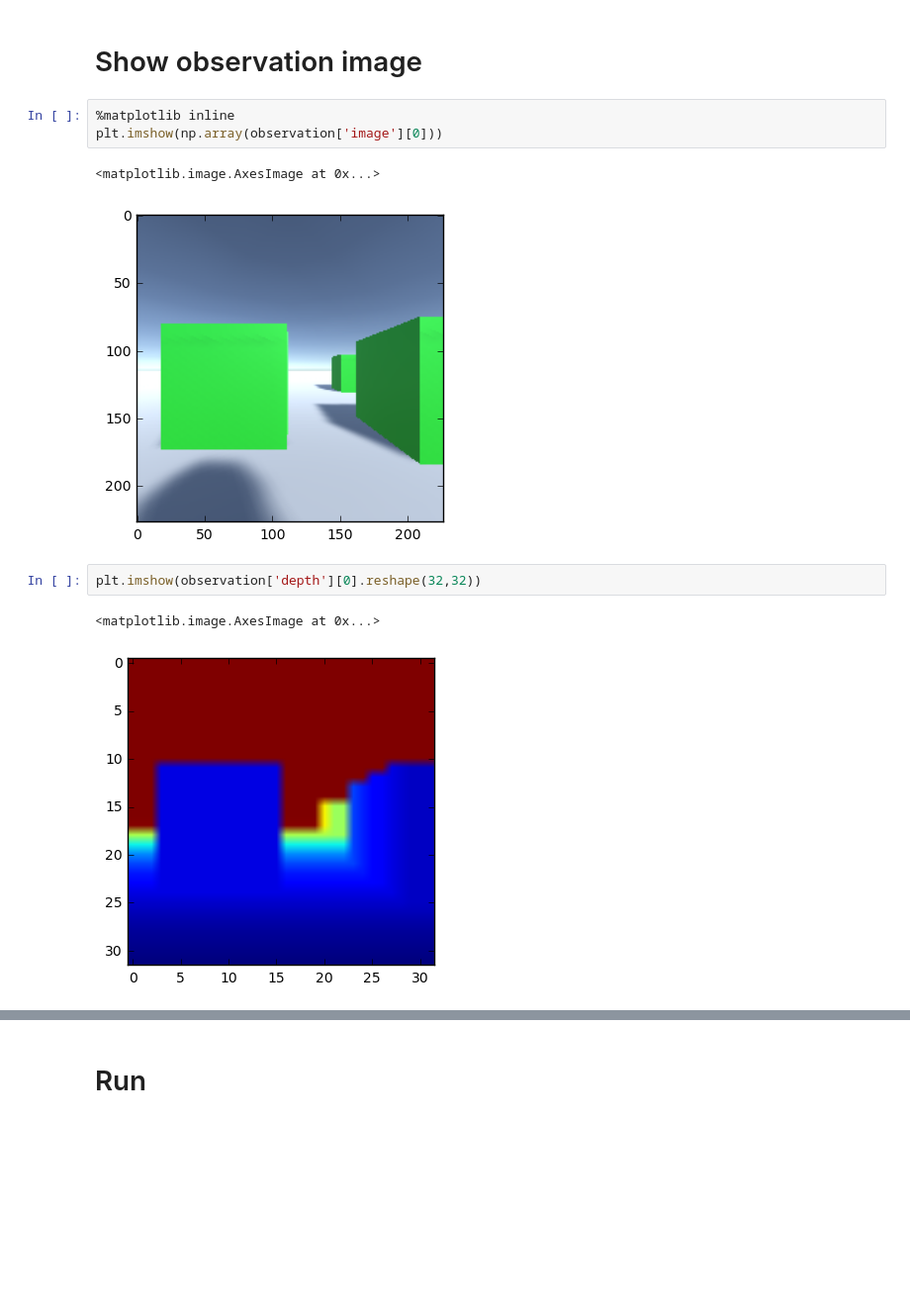
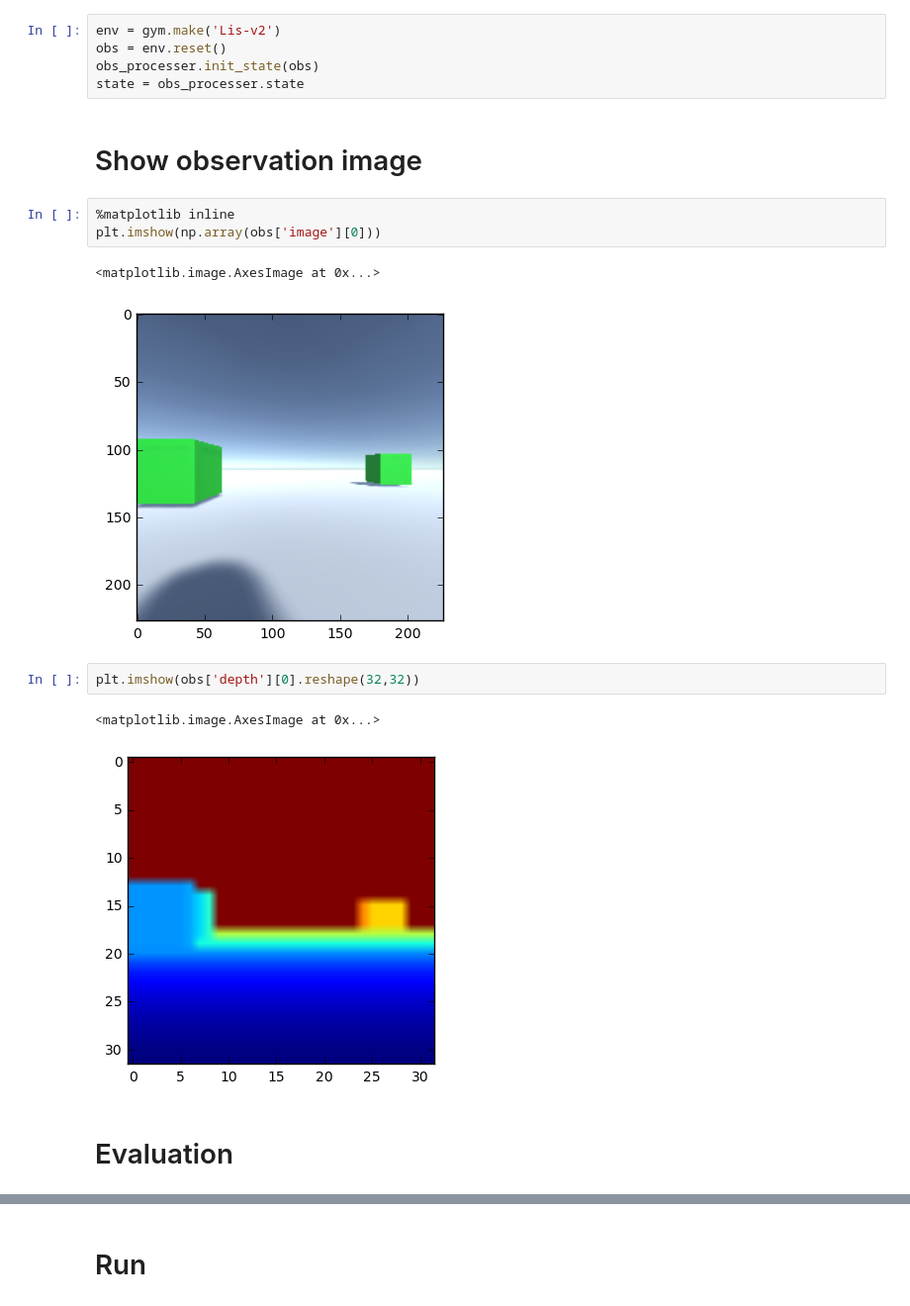
Before and after one commit to Wanwannodao/yosenabe, a Jupyter notebook: lis2/gym_client/examples/notebook/Lis_dqn.ipynb, the cells around one changed output, grey strips where cells are left out. Shown at 99% size. Drawn from its saved outputs; the diff is of its cells as text; blank space fills up the shorter version.

```diff
--- a/lis2/gym_client/examples/notebook/Lis_dqn.ipynb
+++ b/lis2/gym_client/examples/notebook/Lis_dqn.ipynb
@@ -479,13 +298,20 @@ Initializing Q-Network...
+# %%
+env = gym.make('Lis-v2')
+obs = env.reset()
+obs_processer.init_state(obs)
+state = obs_processer.state
 # %% [markdown]
 # Show observation image
 # %%
 %matplotlib inline
-plt.imshow(np.array(observation['image'][0]))
+plt.imshow(np.array(obs['image'][0]))
 # %% [output]
 <matplotlib.image.AxesImage at 0x...>
-[figure, old version]
+[figure, new version]
 # %%
-plt.imshow(observation['depth'][0].reshape(32,32))
+plt.imshow(obs['depth'][0].reshape(32,32))
 # %% [output]
 <matplotlib.image.AxesImage at 0x...>
-[figure, old version]
+[figure, new version]
+# %% [markdown]
+# Evaluation
```
Also changed, not shown: parts of 21 cells of this notebook.
